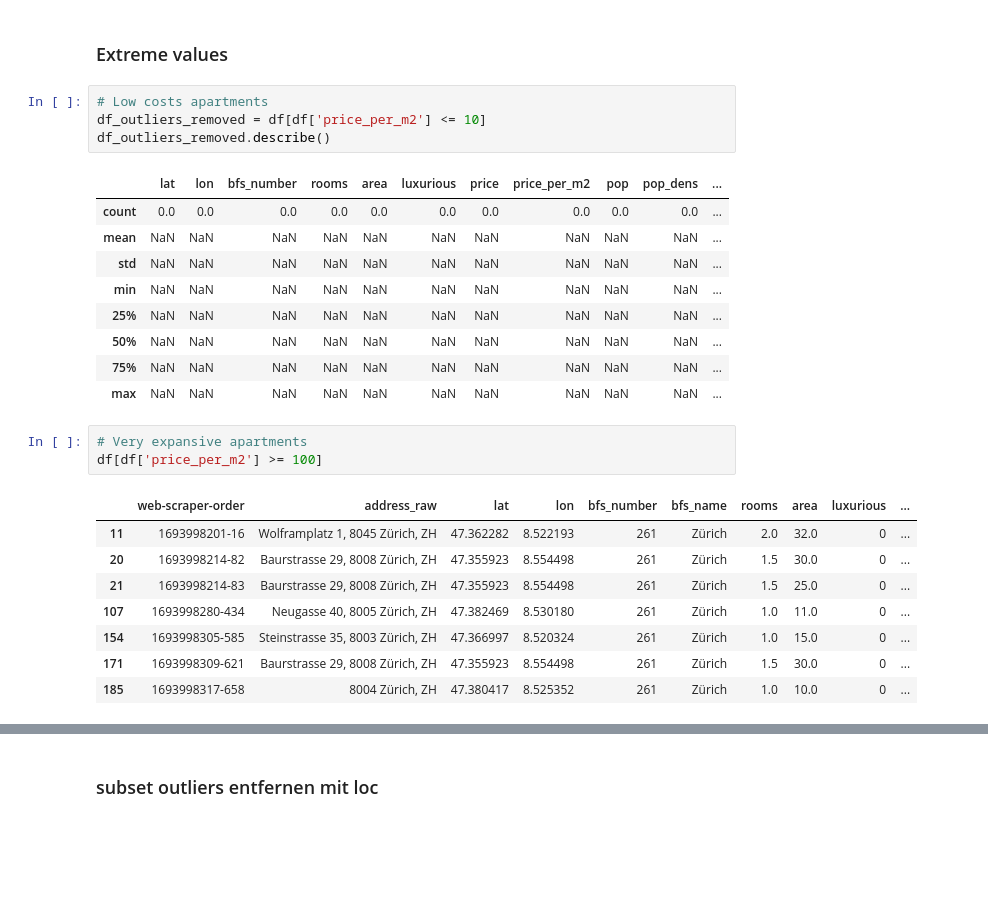
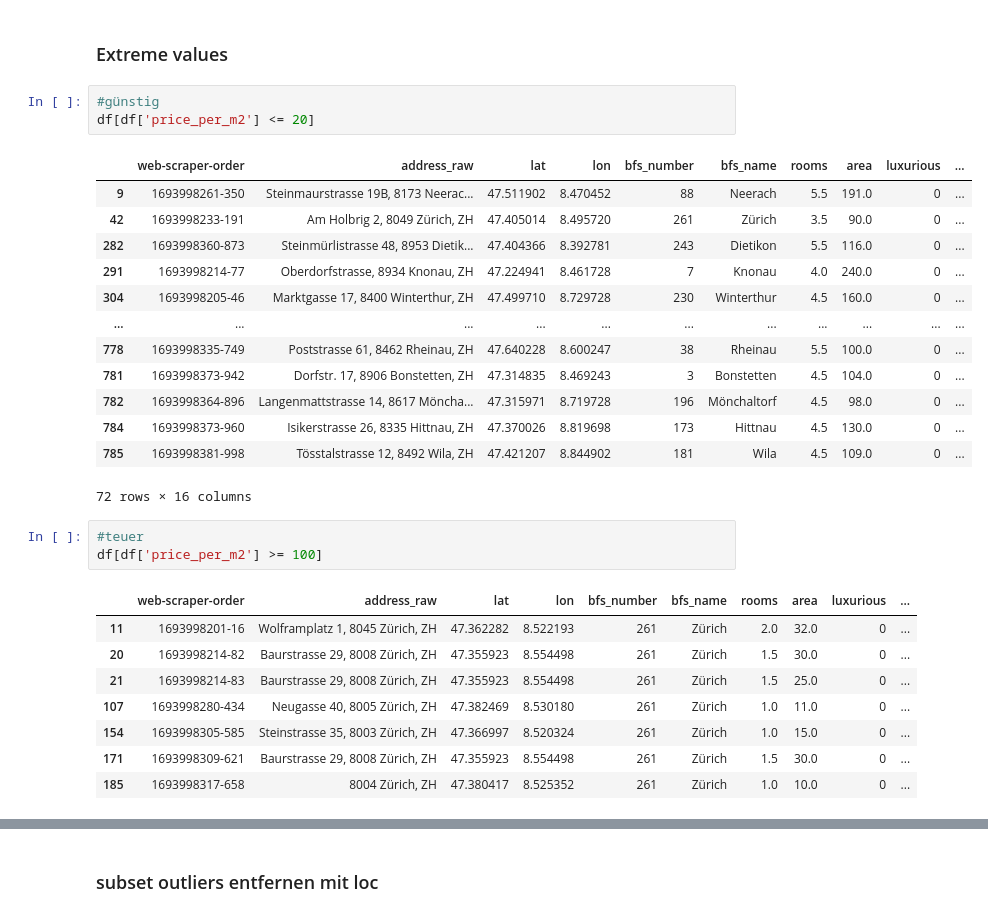
Before and after one commit to kitty365/data_analytics, a Jupyter notebook: Week_04/exploratory_data_analysis_apartment_data.ipynb, the cells around one changed output, grey strips where cells are left out. Saved outputs shown, nothing was run; the diff lists cells and outputs as text; blank space fills up the shorter version.

```diff
--- a/Week_04/exploratory_data_analysis_apartment_data.ipynb
+++ b/Week_04/exploratory_data_analysis_apartment_data.ipynb
@@ -171,21 +171,24 @@ dtype: float64
 # %% [markdown]
 ### Extreme values
 # %%
-# Low costs apartments
-df_outliers_removed = df[df['price_per_m2'] <= 10]
-df_outliers_removed.describe()
+#günstig
+df[df['price_per_m2'] <= 20]
 # %% [output]
-|  | lat | lon | bfs_number | rooms | area | luxurious | price | price_per_m2 | pop | pop_dens | ... |
-| count | 0.0 | 0.0 | 0.0 | 0.0 | 0.0 | 0.0 | 0.0 | 0.0 | 0.0 | 0.0 | ... |
-| mean | NaN | NaN | NaN | NaN | NaN | NaN | NaN | NaN | NaN | NaN | ... |
-| std | NaN | NaN | NaN | NaN | NaN | NaN | NaN | NaN | NaN | NaN | ... |
-| min | NaN | NaN | NaN | NaN | NaN | NaN | NaN | NaN | NaN | NaN | ... |
-| 25% | NaN | NaN | NaN | NaN | NaN | NaN | NaN | NaN | NaN | NaN | ... |
-| 50% | NaN | NaN | NaN | NaN | NaN | NaN | NaN | NaN | NaN | NaN | ... |
-| 75% | NaN | NaN | NaN | NaN | NaN | NaN | NaN | NaN | NaN | NaN | ... |
-| max | NaN | NaN | NaN | NaN | NaN | NaN | NaN | NaN | NaN | NaN | ... |
+|  | web-scraper-order | address_raw | lat | lon | bfs_number | bfs_name | rooms | area | luxurious | ... |
+| 9 | 1693998261-350 | Steinmaurstrasse 19B, 8173 Neerac... | 47.511902 | 8.470452 | 88 | Neerach | 5.5 | 191.0 | 0 | ... |
+| 42 | 1693998233-191 | Am Holbrig 2, 8049 Zürich, ZH | 47.405014 | 8.495720 | 261 | Zürich | 3.5 | 90.0 | 0 | ... |
+| 282 | 1693998360-873 | Steinmürlistrasse 48, 8953 Dietik... | 47.404366 | 8.392781 | 243 | Dietikon | 5.5 | 116.0 | 0 | ... |
+| 291 | 1693998214-77 | Oberdorfstrasse, 8934 Knonau, ZH | 47.224941 | 8.461728 | 7 | Knonau | 4.0 | 240.0 | 0 | ... |
+| 304 | 1693998205-46 | Marktgasse 17, 8400 Winterthur, ZH | 47.499710 | 8.729728 | 230 | Winterthur | 4.5 | 160.0 | 0 | ... |
+| ... | ... | ... | ... | ... | ... | ... | ... | ... | ... | ... |
+| 778 | 1693998335-749 | Poststrasse 61, 8462 Rheinau, ZH | 47.640228 | 8.600247 | 38 | Rheinau | 5.5 | 100.0 | 0 | ... |
+| 781 | 1693998373-942 | Dorfstr. 17, 8906 Bonstetten, ZH | 47.314835 | 8.469243 | 3 | Bonstetten | 4.5 | 104.0 | 0 | ... |
+| 782 | 1693998364-896 | Langenmattstrasse 14, 8617 Möncha... | 47.315971 | 8.719728 | 196 | Mönchaltorf | 4.5 | 98.0 | 0 | ... |
+| 784 | 1693998373-960 | Isikerstrasse 26, 8335 Hittnau, ZH | 47.370026 | 8.819698 | 173 | Hittnau | 4.5 | 130.0 | 0 | ... |
+| 785 | 1693998381-998 | Tösstalstrasse 12, 8492 Wila, ZH | 47.421207 | 8.844902 | 181 | Wila | 4.5 | 109.0 | 0 | ... |
+72 rows × 16 columns
 # %%
-# Very expansive apartments
+#teuer
 df[df['price_per_m2'] >= 100]
 # %% [output]
 |  | web-scraper-order | address_raw | lat | lon | bfs_number | bfs_name | rooms | area | luxurious | ... |
```
Also changed, not shown: parts of 4 cells of this notebook, 3 other files.
